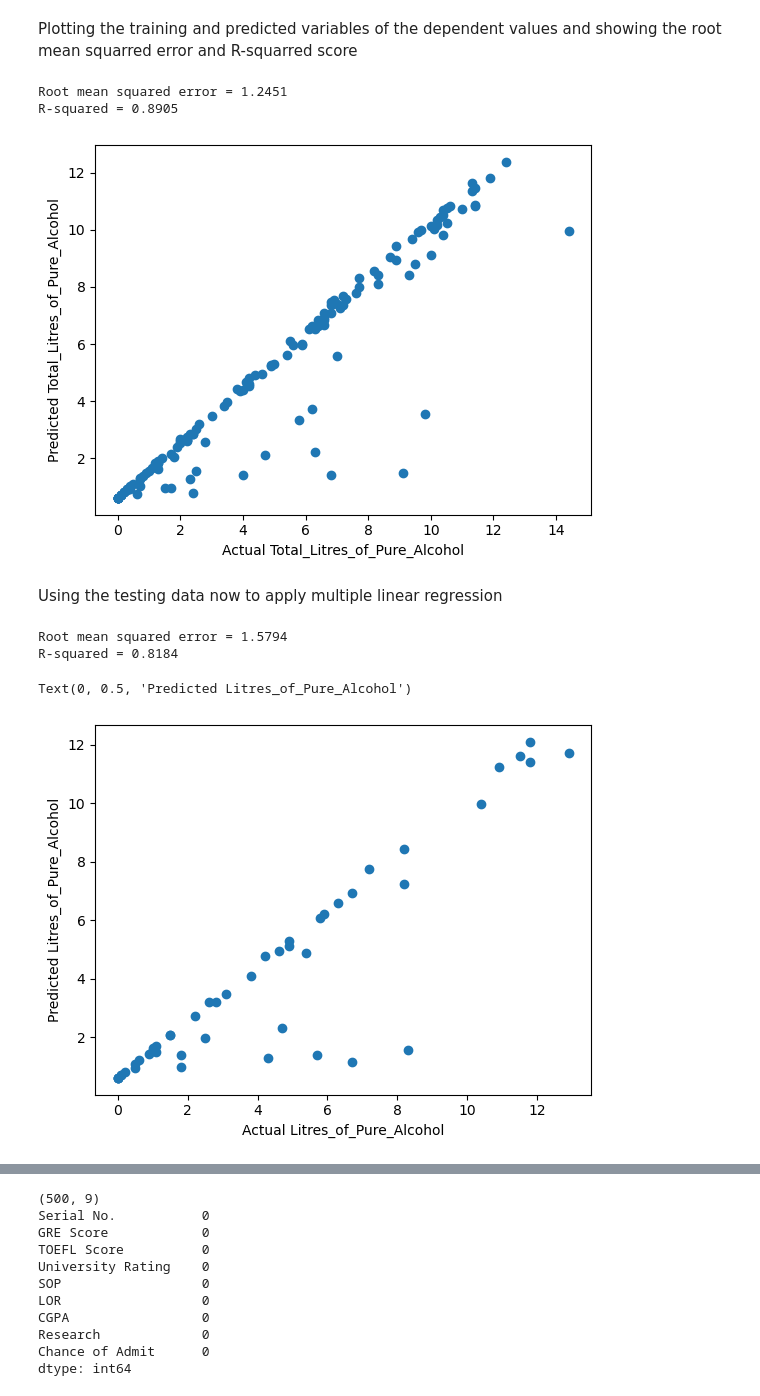
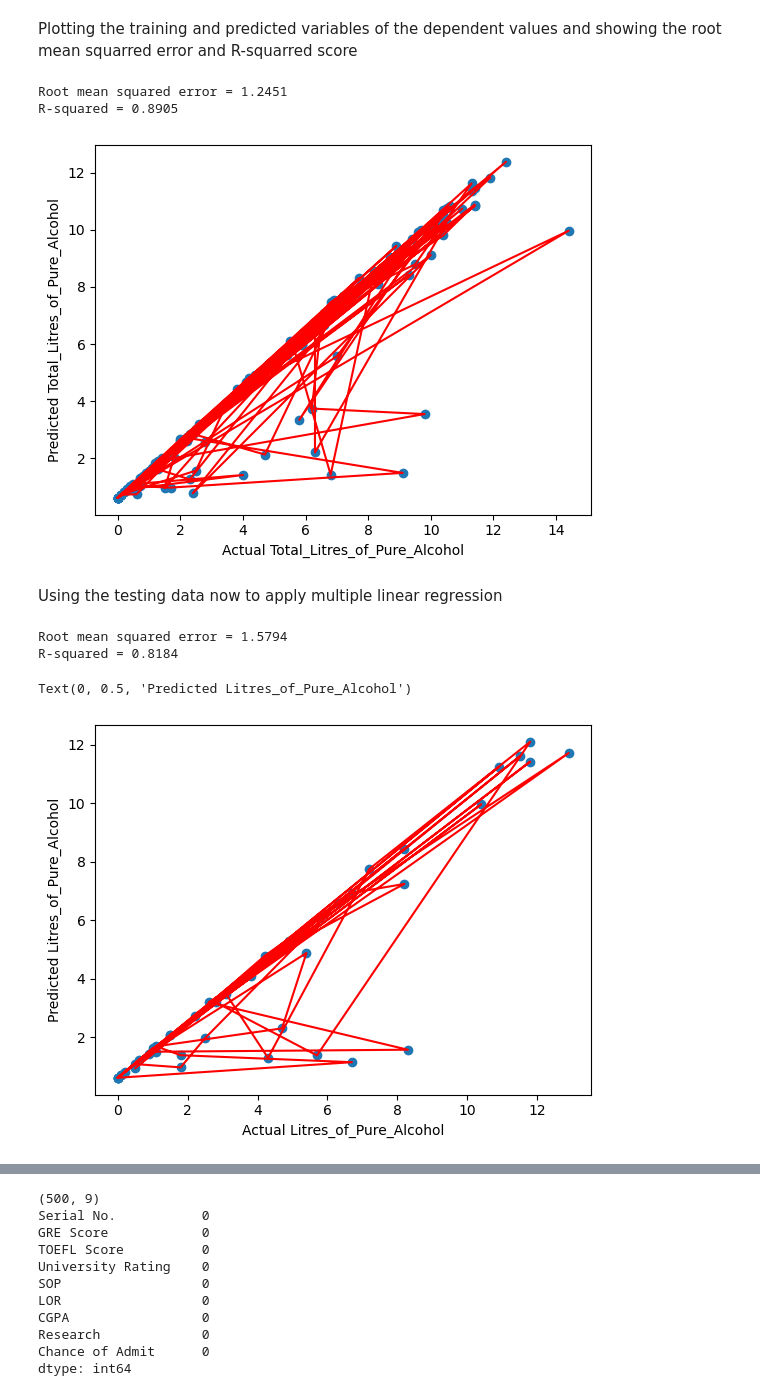
Before and after one commit to OtaSteven/CSC177_Proj, a Jupyter notebook: Linear_Regression/linear_regression.ipynb, the cells around one changed output, grey strips where cells are left out. Drawn from its saved outputs; the diff is of its cells as text; code cells hidden in the pictures.

```diff
--- a/Linear_Regression/linear_regression.ipynb
+++ b/Linear_Regression/linear_regression.ipynb
@@ -227,16 +310,16 @@ path = "./"
 filename_read = os.path.join(path,"drinks.csv")
 drink_Data = pd.read_csv(filename_read, na_values=['NA','?'])
 
-x_train, x_test, y_train, y_test = train_test_split(
+x_train2, x_test2, y_train2, y_test2 = train_test_split(
   drink_Data[['beer_servings', 'spirit_servings', 'wine_servings']],
   drink_Data['total_litres_of_pure_alcohol'],
   test_size=0.25,
   random_state=0)
-print("x_train shape: ", x_train.shape)
-print("y_train shape: ", y_train.shape)
+print("x_train shape: ", x_train2.shape)
+print("y_train shape: ", y_train2.shape)
 
-print("x_test shape: ", x_test.shape)
-print("y_test shape: ", y_test.shape)
+print("x_test shape: ", x_test2.shape)
+print("y_test shape: ", y_test2.shape)
 # %% [output]
 x_train shape:  (144, 3)
 y_train shape:  (144,)
@@ -250,6 +333,6 @@ Here, we fit the training model and display the y-intercept and slope
 regr = linear_model.LinearRegression()
 
 # Fit regression model to the training set
-regr.fit(x_train, y_train)
+regr.fit(x_train2, y_train2)
 # %% [output]
 LinearRegression()
@@ -267,8 +358,8 @@ array([0.01803339, 0.0163801 , 0.01632606])
 Predicting the training data first
 # %%
 # Apply model to the test set
-y_pred_train = regr.predict(x_train)
-y_pred_train
+y_pred_train2 = regr.predict(x_train2)
+y_pred_train2
 # %% [output]
 array([ 7.99262056,  0.7743813 ,  9.11875129,  2.00813573,  3.49599407,
         1.02855614,  0.97099653,  1.48574322,  2.71440351,  1.82016526,
@@ -291,17 +382,18 @@ array([ 7.99262056,  0.7743813 ,  9.11875129,  2.00813573,  3.49599407,
 Plotting the training and predicted variables of the dependent values and showing the root mean squarred error and R-squarred score
 # %%
 # Model evaluation
-print("Root mean squared error = %.4f" % np.sqrt(mean_squared_error(y_train, y_pred_train)))
-print('R-squared = %.4f' % r2_score(y_train, y_pred_train))
+print("Root mean squared error = %.4f" % np.sqrt(mean_squared_error(y_train2, y_pred_train2)))
+print('R-squared = %.4f' % r2_score(y_train2, y_pred_train2))
 
-plt.scatter(y_train, y_pred_train)
+plt.scatter(y_train2, y_pred_train2)
+plt.plot(y_train2, y_pred_train2, color="red")
 plt.xlabel("Actual Total_Litres_of_Pure_Alcohol")
 plt.ylabel("Predicted Total_Litres_of_Pure_Alcohol")
 plt.show()
 # %% [output]
 Root mean squared error = 1.2451
 R-squared = 0.8905
-[figure, old version]
+[figure, new version]
 # %% [markdown]
 Using the testing data now to apply multiple linear regression
 # %%
@@ -309,15 +401,16 @@ y_pred_test = regr.predict(x_test)
 # %%
 # Model evaluation
-print("Root mean squared error = %.4f" % np.sqrt(mean_squared_error(y_test, y_pred_test)))
-print('R-squared = %.4f' % r2_score(y_test, y_pred_test))
+print("Root mean squared error = %.4f" % np.sqrt(mean_squared_error(y_test2, y_pred_test2)))
+print('R-squared = %.4f' % r2_score(y_test2, y_pred_test2))
 
-plt.scatter(y_test, y_pred_test)
+plt.scatter(y_test2, y_pred_test2)
+plt.plot(y_test2, y_pred_test2, color="red")
 plt.xlabel("Actual Litres_of_Pure_Alcohol")
 plt.ylabel("Predicted Litres_of_Pure_Alcohol")
 # %% [output]
 Root mean squared error = 1.5794
 R-squared = 0.8184
 Text(0, 0.5, 'Predicted Litres_of_Pure_Alcohol')
-[figure, old version]
+[figure, new version]
 # %% [markdown]
 ## Regression and Classification
```
Also changed, not shown: parts of 28 cells of this notebook, 1 other file.
